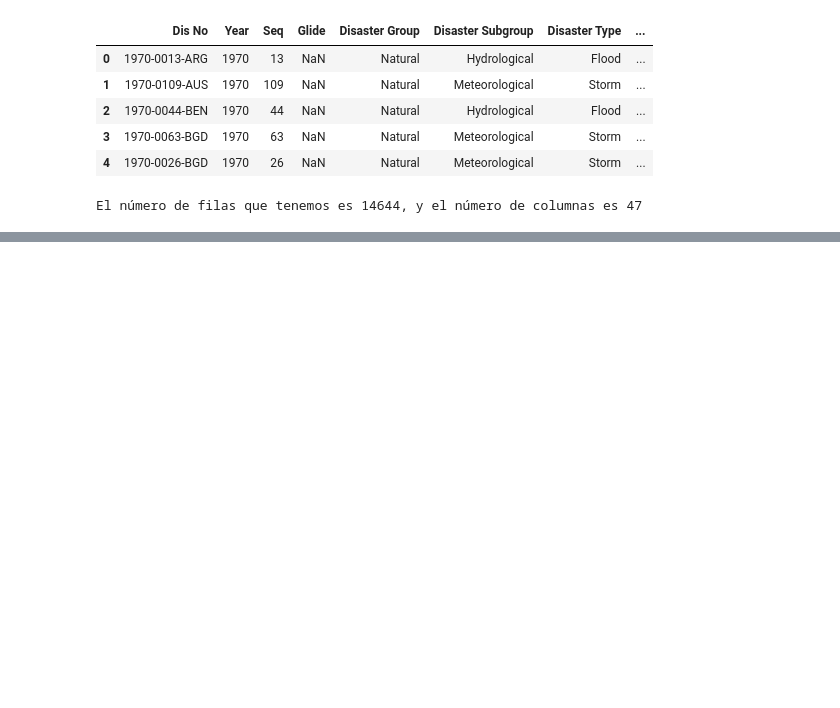
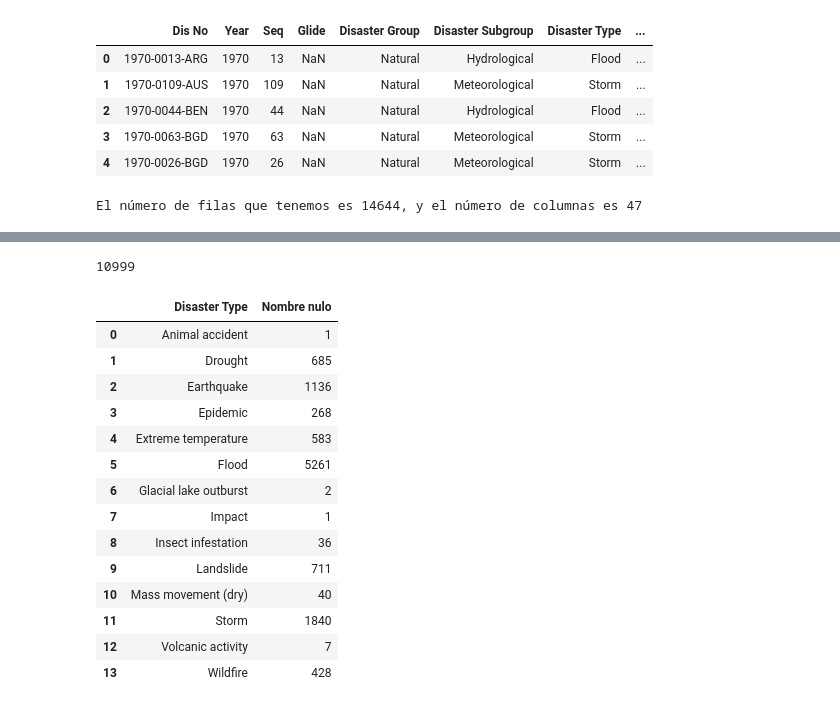
Before and after one commit to Lauris273/Proyecto_desastres_naturales_modulo_4, a Jupyter notebook: Desastres_naturales_1970-2021.ipynb, the cells around one changed output, grey strips where cells are left out. Cells and saved outputs as stored; diff of their text form; code cells hidden in the pictures; blank space fills up the shorter version.

```diff
--- a/Desastres_naturales_1970-2021.ipynb
+++ b/Desastres_naturales_1970-2021.ipynb
@@ -182,0 +266,28 @@ np.int64(14613)
+# %%
+df['Event Name'].isnull().sum()
+# %% [output]
+10999
+# %%
+nulos_por_type = (
+    df.groupby("Disaster Type")["Event Name"]
+      .apply(lambda x: x.isna().sum())
+      .reset_index(name="Nombre nulo")
+)
+
+nulos_por_type
+# %% [output]
+|  | Disaster Type | Nombre nulo |
+| 0 | Animal accident | 1 |
+| 1 | Drought | 685 |
+| 2 | Earthquake | 1136 |
+| 3 | Epidemic | 268 |
+| 4 | Extreme temperature | 583 |
+| 5 | Flood | 5261 |
+| 6 | Glacial lake outburst | 2 |
+| 7 | Impact | 1 |
+| 8 | Insect infestation | 36 |
+| 9 | Landslide | 711 |
+| 10 | Mass movement (dry) | 40 |
+| 11 | Storm | 1840 |
+| 12 | Volcanic activity | 7 |
+| 13 | Wildfire | 428 |
```
Also changed, not shown: parts of 49 cells of this notebook, 1 other file.
